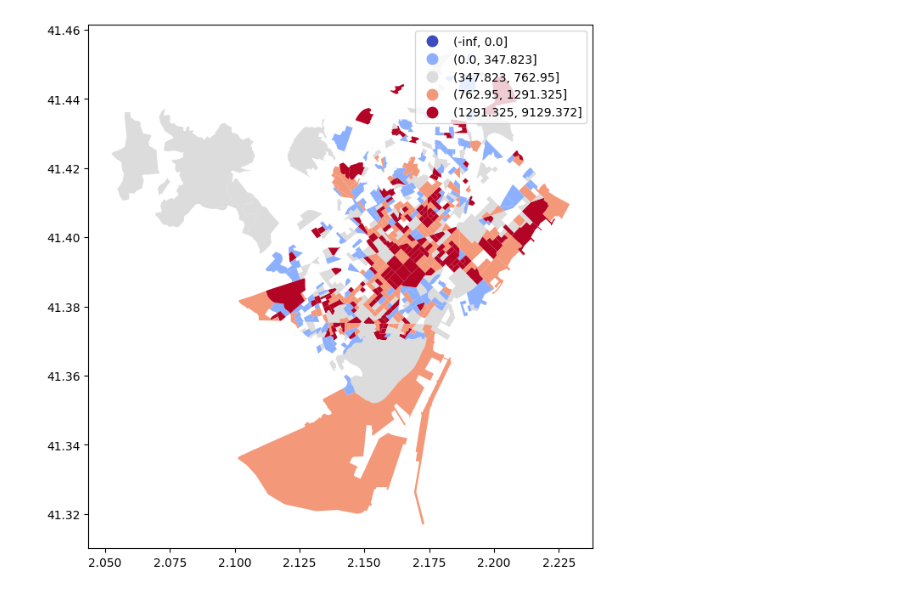
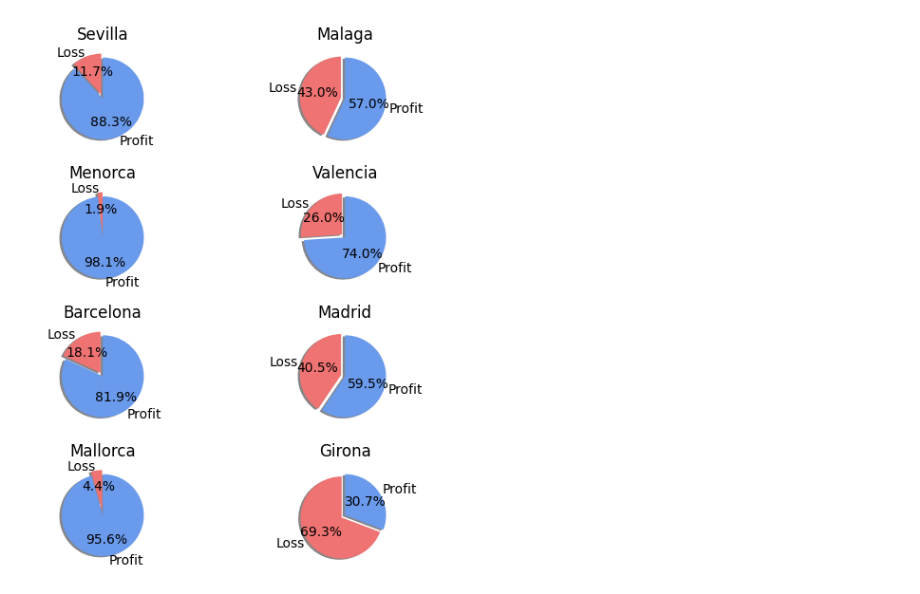
Before and after one commit to mehrrero/parasites, a Jupyter notebook: tests.ipynb, the cells around one changed output. Drawn from its saved outputs; the diff is of its cells as text; code cells hidden in the pictures.

```diff
--- a/tests.ipynb
+++ b/tests.ipynb
@@ -168,15 +88,27 @@ Name: count, dtype: int64
-# %%
-import geopandas as gpd
-import matplotlib.pyplot as plt
-
-# Assuming 'gdf' is your GeoDataFrame with a 'profit' column
-gdf= out_p.copy()  # Use the out GeoDataFrame or your own
-# Apply same binning logic as above to your GeoDataFrame
-gdf['profit_binned'] = pd.cut(gdf['profit'], bins=bins, include_lowest=True)
-
-# Plot choropleth with a colormap that respects the bins
-fig, ax = plt.subplots(1, 1, figsize=(12, 8))
-gdf.plot(column='profit_binned', cmap='coolwarm', legend=True, ax=ax)
-plt.show()
-# %% [output]
-[figure, removed]
+# %%
+labels = ['Loss','Profit']
+names = [f for f in os.listdir('data/results') if f.endswith('.geojson')]
+names = [f.replace('.geojson', '') for f in names]
+explode = (0.1, 0)  # only "explode" the first slice (Loss)
+
+fig, ax = plt.subplots(4,2, figsize=(6, 6))
+ax = ax.flatten()
+losses_percent = []
+
+for i, name in enumerate(names):
+       out = gpd.read_file(f'data/results/{name}.geojson')
+       out = out.dropna(subset=['net_profit', 'ratio']).copy()
+
+       sizes = [out[out['net_profit'] < 0]['n_all'].sum(),
+              out[out['net_profit'] > 0]['n_all'].sum()]
+
+       losses_percent.append(sizes[0] / sum(sizes) * 100)
+
+       ax[i].pie(sizes, labels=labels,autopct='%1.1f%%', startangle=90, colors=["#ef7373", "#6a9aec"], explode=explode,
+       shadow={'ox': -0.04, 'edgecolor': 'none', 'shade': 0.9})
+       ax[i].set_title(name.capitalize(), fontsize=12)
+
+plt.tight_layout()
+plt.show()
+# %% [output]
+[figure, added]
```
Also changed, not shown: parts of 13 cells of this notebook, 9 other files.
